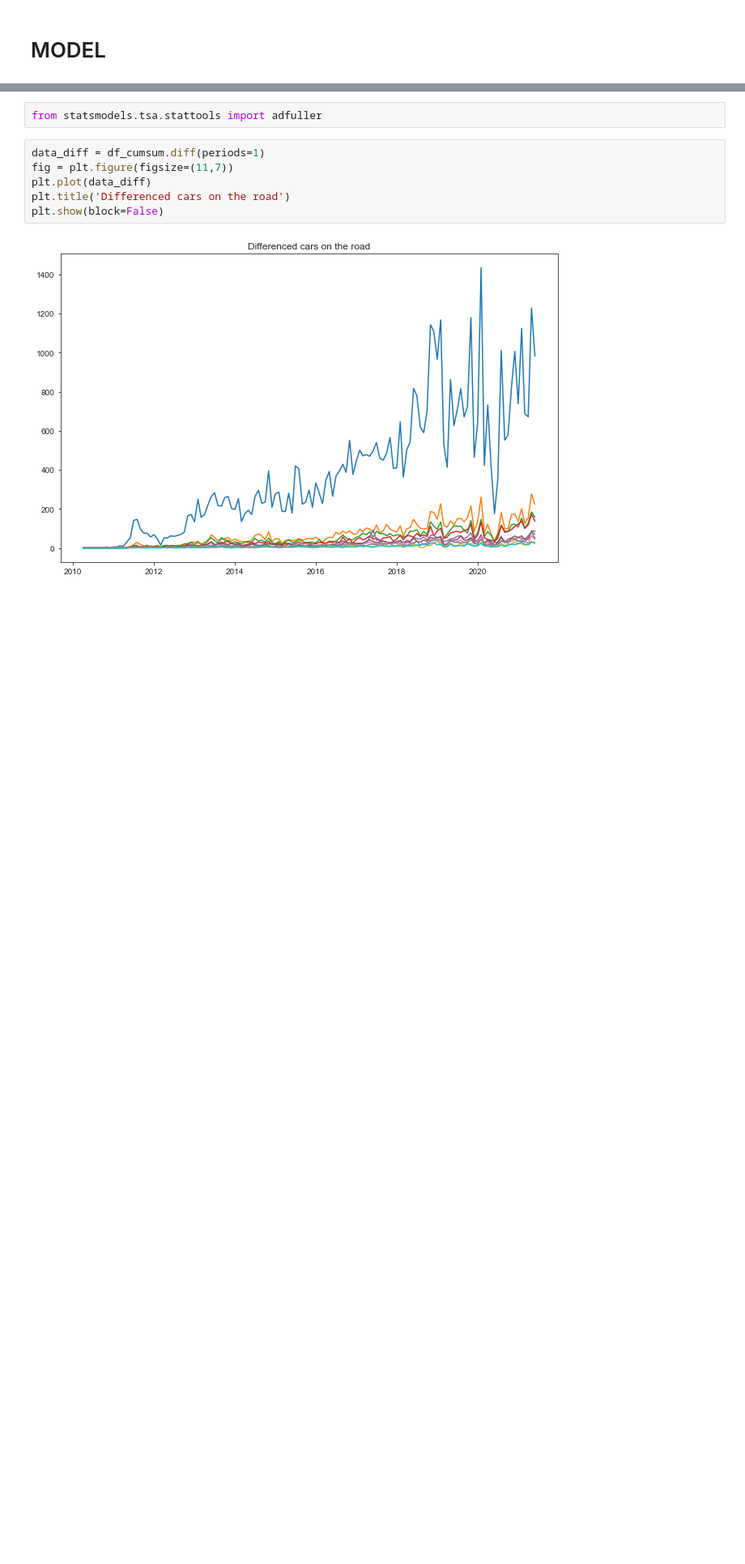
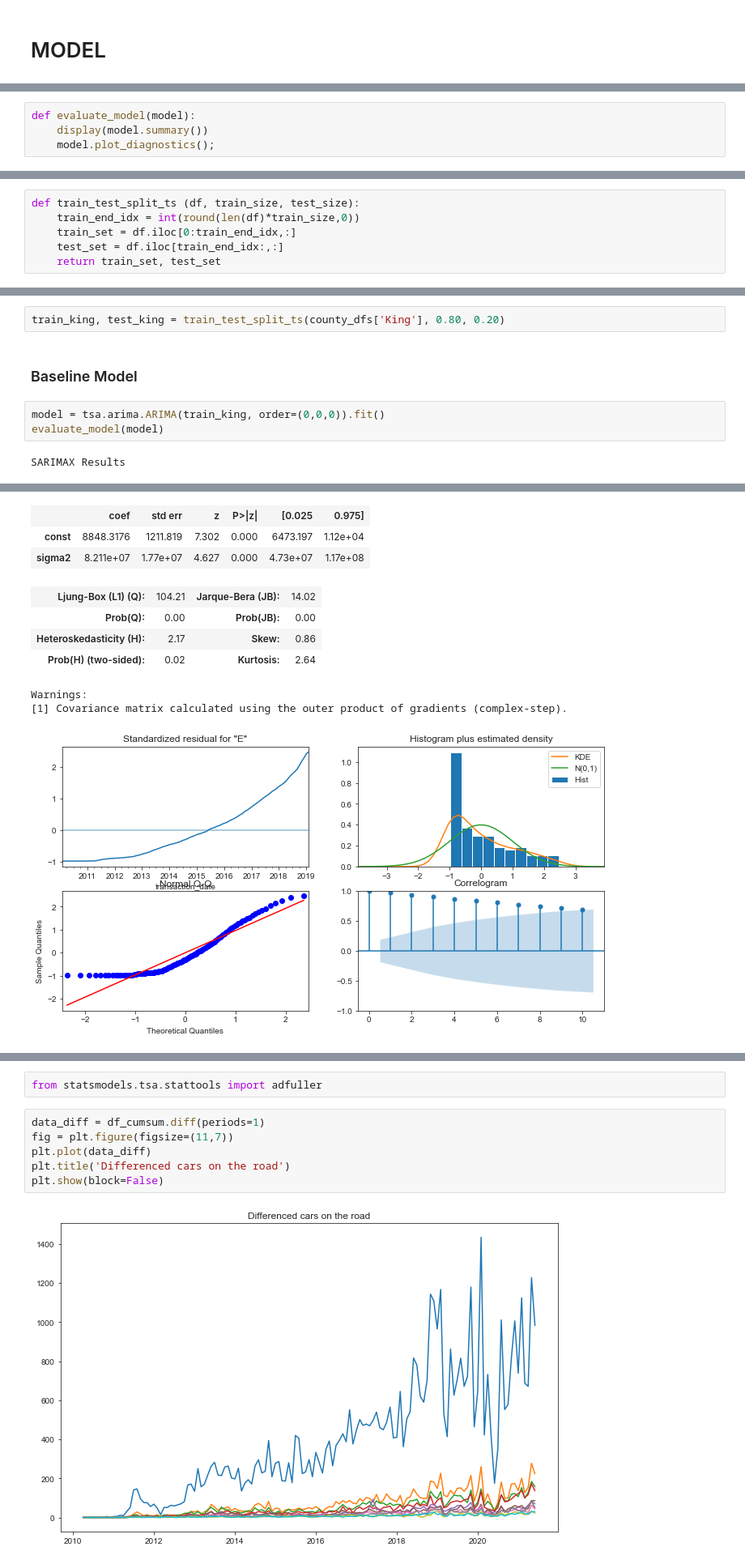
Before and after one commit to ebtezcan/EV-Charger-Prediction, a Jupyter notebook: index_OSEMN_plus_mvp-Copy1.ipynb, the cells around one changed output, grey strips where cells are left out. Shown at 81% size. Cells and saved outputs as stored; diff of their text form; blank space fills up the shorter version.

Commit message:
defined functions for modelling, modifications to notebook structure

```diff
--- a/index_OSEMN_plus_mvp-Copy1.ipynb
+++ b/index_OSEMN_plus_mvp-Copy1.ipynb
@@ -917,0 +910,4 @@ Questions to consider:
+# %%
+def evaluate_model(model):
+    display(model.summary())
+    model.plot_diagnostics();
@@ -917,0 +938,6 @@ Questions to consider:
+# %%
+def train_test_split_ts (df, train_size, test_size):
+    train_end_idx = int(round(len(df)*train_size,0))
+    train_set = df.iloc[0:train_end_idx,:]
+    test_set = df.iloc[train_end_idx:,:]
+    return train_set, test_set
@@ -917,0 +964,9 @@ Questions to consider:
+# %%
+train_king, test_king = train_test_split_ts(county_dfs['King'], 0.80, 0.20)
+# %% [markdown]
+### Baseline Model
+# %%
+model = tsa.arima.ARIMA(train_king, order=(0,0,0)).fit()
+evaluate_model(model)
+# %% [output]
+SARIMAX Results
@@ -917,0 +980,10 @@ Questions to consider:
+|  | coef | std err | z | P>|z| | [0.025 | 0.975] |
+| const | 8848.3176 | 1211.819 | 7.302 | 0.000 | 6473.197 | 1.12e+04 |
+| sigma2 | 8.211e+07 | 1.77e+07 | 4.627 | 0.000 | 4.73e+07 | 1.17e+08 |
+| Ljung-Box (L1) (Q): | 104.21 | Jarque-Bera (JB): | 14.02 |
+| Prob(Q): | 0.00 | Prob(JB): | 0.00 |
+| Heteroskedasticity (H): | 2.17 | Skew: | 0.86 |
+| Prob(H) (two-sided): | 0.02 | Kurtosis: | 2.64 |
+Warnings:
+[1] Covariance matrix calculated using the outer product of gradients (complex-step).
+[figure, added]
```
Also changed, not shown: parts of 54 cells of this notebook.
